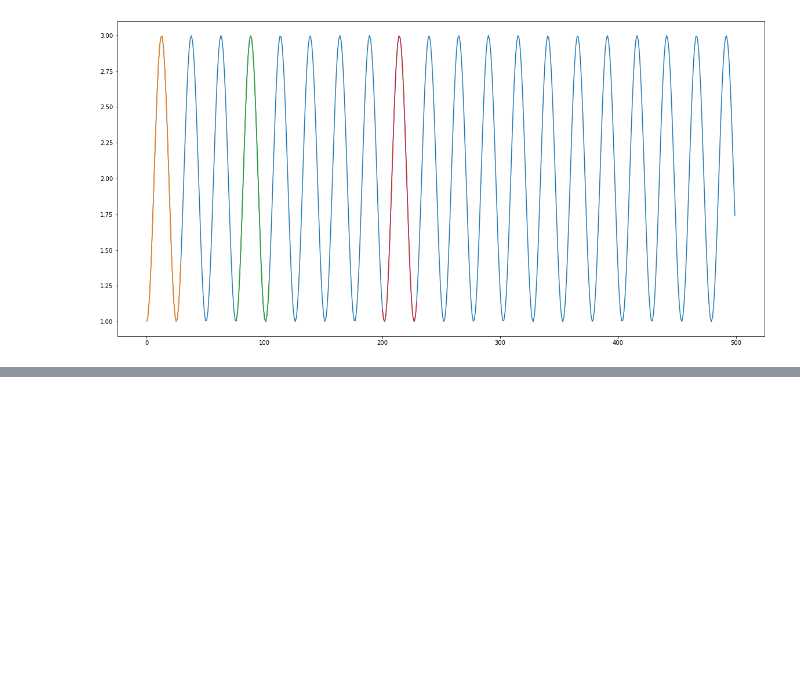
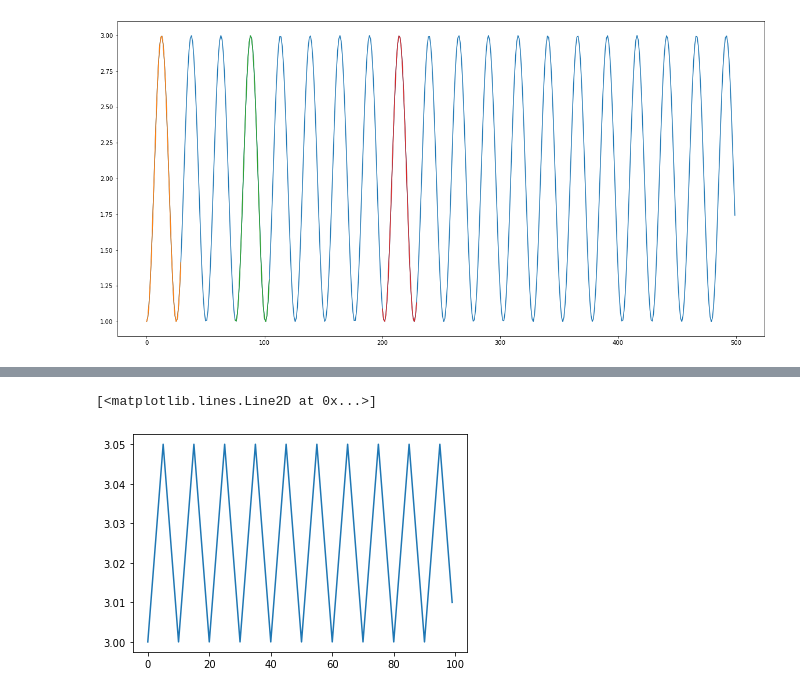
Before and after one commit to lucaswehmuth/rl-investing, a Jupyter notebook: data/3-ArtificialData.ipynb, the cells around one changed output, grey strips where cells are left out. Cells and saved outputs as stored; diff of their text form; code cells hidden in the pictures; blank space fills up the shorter version.

```diff
--- a/data/3-ArtificialData.ipynb
+++ b/data/3-ArtificialData.ipynb
@@ -132,0 +191,5 @@ with open(filename, 'w', newline='') as file:
+# %%
+plt.plot(data.index[:100], data.Close[:100])
+# %% [output]
+[<matplotlib.lines.Line2D at 0x...>]
+[figure, added]
```
Also changed, not shown: parts of 11 cells of this notebook, 3 other files.
